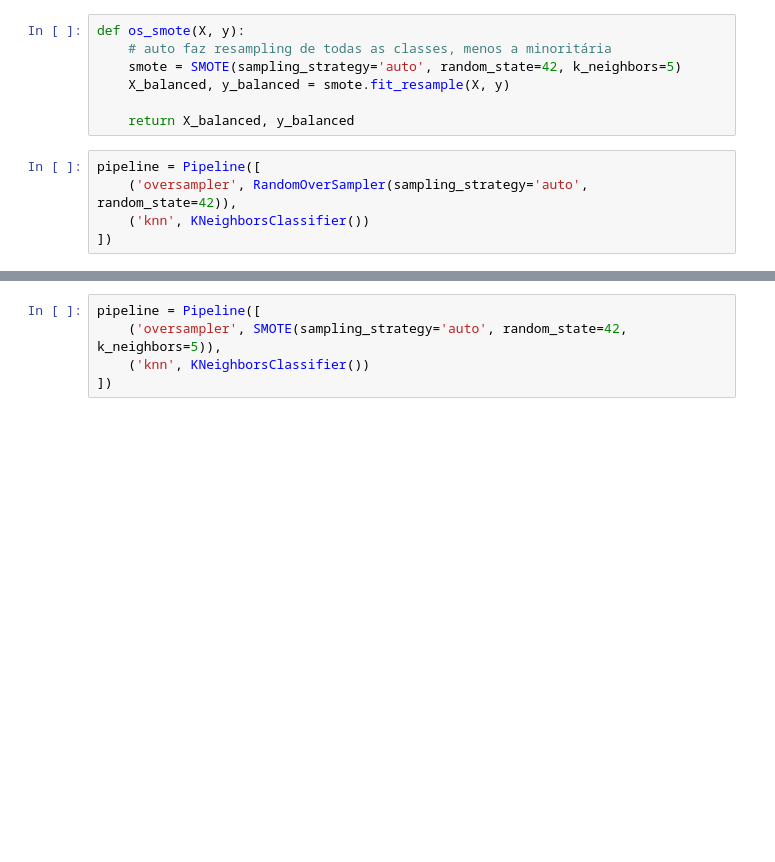
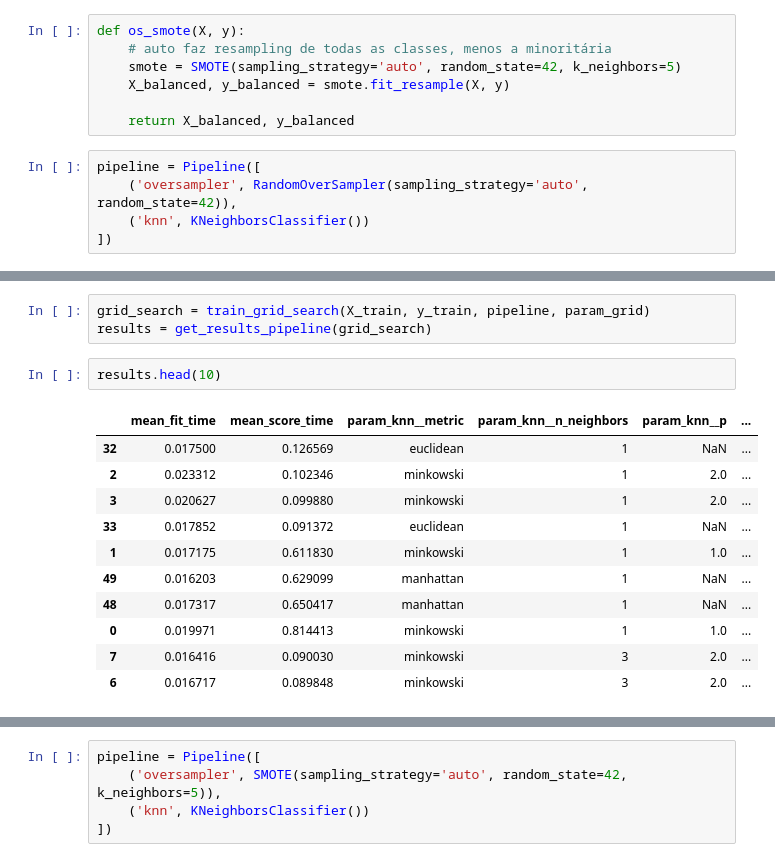
Before and after one commit to FrederickAlmeida/SpeedDating, a Jupyter notebook: modeling_knn.ipynb, the cells around one changed output, grey strips where cells are left out. Saved outputs shown, nothing was run; the diff lists cells and outputs as text; blank space fills up the shorter version.

```diff
--- a/modeling_knn.ipynb
+++ b/modeling_knn.ipynb
@@ -169,0 +284,17 @@ pipeline = Pipeline([
+# %%
+grid_search = train_grid_search(X_train, y_train, pipeline, param_grid)
+results = get_results_pipeline(grid_search)
+# %%
+results.head(10)
+# %% [output]
+|  | mean_fit_time | mean_score_time | param_knn__metric | param_knn__n_neighbors | param_knn__p | ... |
+| 32 | 0.017500 | 0.126569 | euclidean | 1 | NaN | ... |
+| 2 | 0.023312 | 0.102346 | minkowski | 1 | 2.0 | ... |
+| 3 | 0.020627 | 0.099880 | minkowski | 1 | 2.0 | ... |
+| 33 | 0.017852 | 0.091372 | euclidean | 1 | NaN | ... |
+| 1 | 0.017175 | 0.611830 | minkowski | 1 | 1.0 | ... |
+| 49 | 0.016203 | 0.629099 | manhattan | 1 | NaN | ... |
+| 48 | 0.017317 | 0.650417 | manhattan | 1 | NaN | ... |
+| 0 | 0.019971 | 0.814413 | minkowski | 1 | 1.0 | ... |
+| 7 | 0.016416 | 0.090030 | minkowski | 3 | 2.0 | ... |
+| 6 | 0.016717 | 0.089848 | minkowski | 3 | 2.0 | ... |
```
Also changed, not shown: parts of 22 cells of this notebook, 1 other file.
